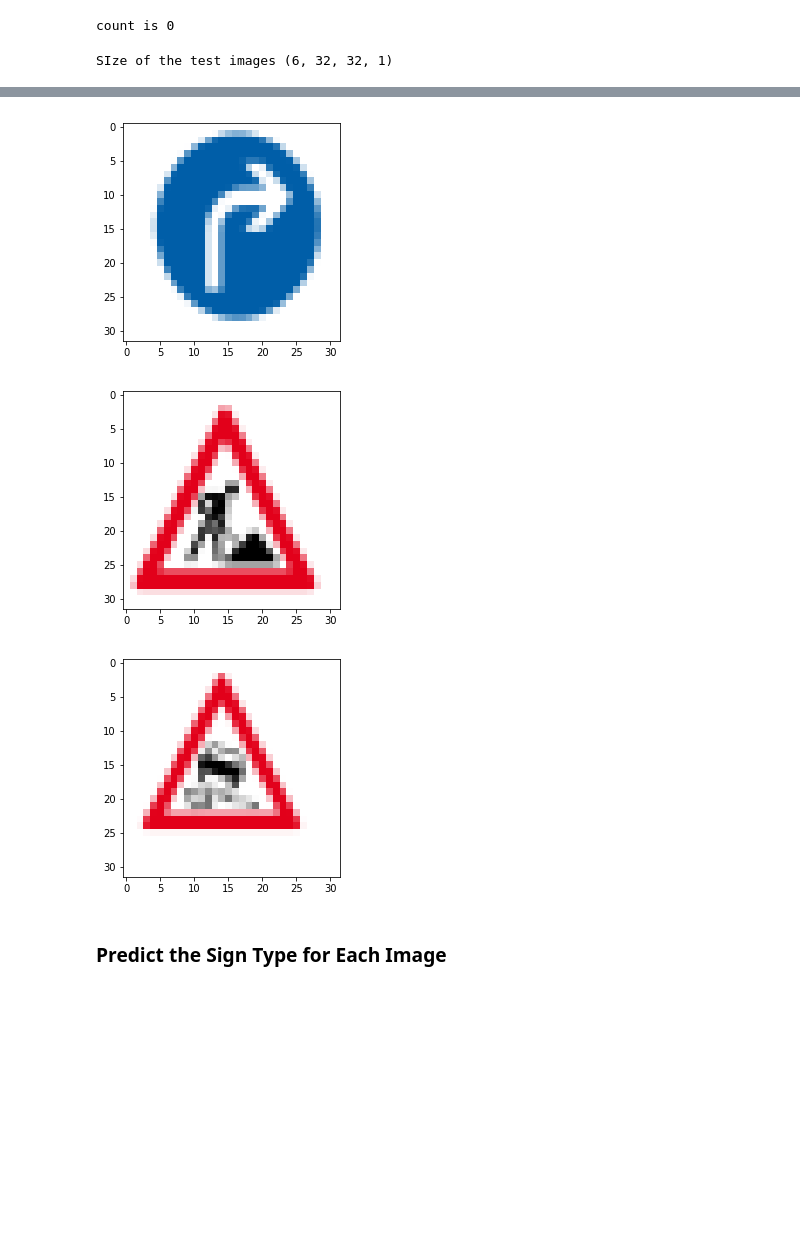
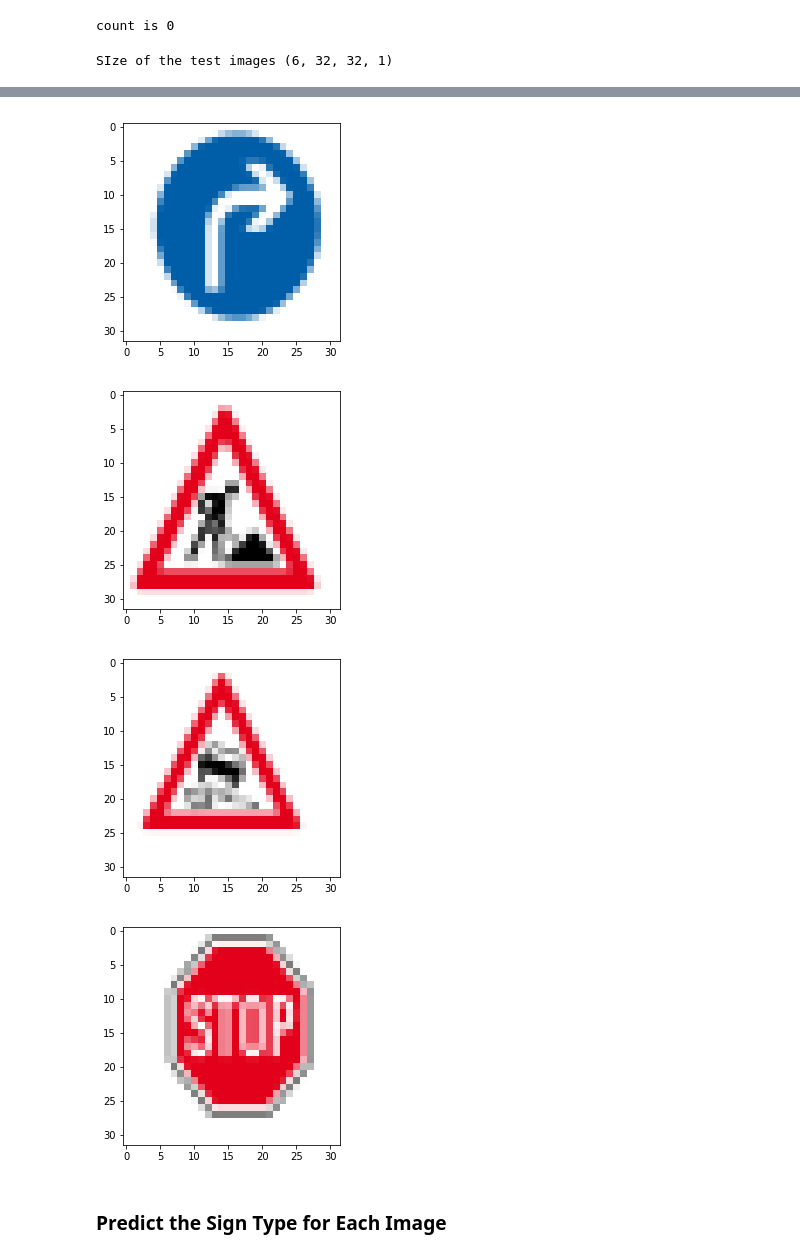
Before and after one commit to willofdiamond/CarND-Traffic-Sign-Classifier-Project, a Jupyter notebook: Traffic_Sign_Classifier.ipynb, the cells around one changed output, grey strips where cells are left out. Saved outputs shown, nothing was run; the diff lists cells and outputs as text; code cells hidden in the pictures; blank space fills up the shorter version.

Commit message:
uploaded example images and files

```diff
--- a/Traffic_Sign_Classifier.ipynb
+++ b/Traffic_Sign_Classifier.ipynb
@@ -535,22 +535,23 @@ count is 0
 # %%
 # Display all the test images
 #cv_rgb = cv2.cvtColor(n, cv2.COLOR_BGR2RGB)
-for img in range(5):
+for img in range(6):
     n= cv2.imread(filenames[img])
     cv_rgb = cv2.cvtColor(n, cv2.COLOR_BGR2RGB)
     cv_rgb=cv2.resize(cv_rgb,(32, 32), interpolation = cv2.INTER_AREA)
     plt.figure()
     plt.imshow(cv_rgb)
 
 
 print("SIze of the test images",images.shape)
 # %% [output]
 SIze of the test images (6, 32, 32, 1)
 [figure]
 [figure]
 [figure]
 [figure]
 [figure]
+[figure, added]
 # %% [markdown]
 ### Predict the Sign Type for Each Image
 # %%
```
Also changed, not shown: parts of 2 cells of this notebook, 11 other files.
